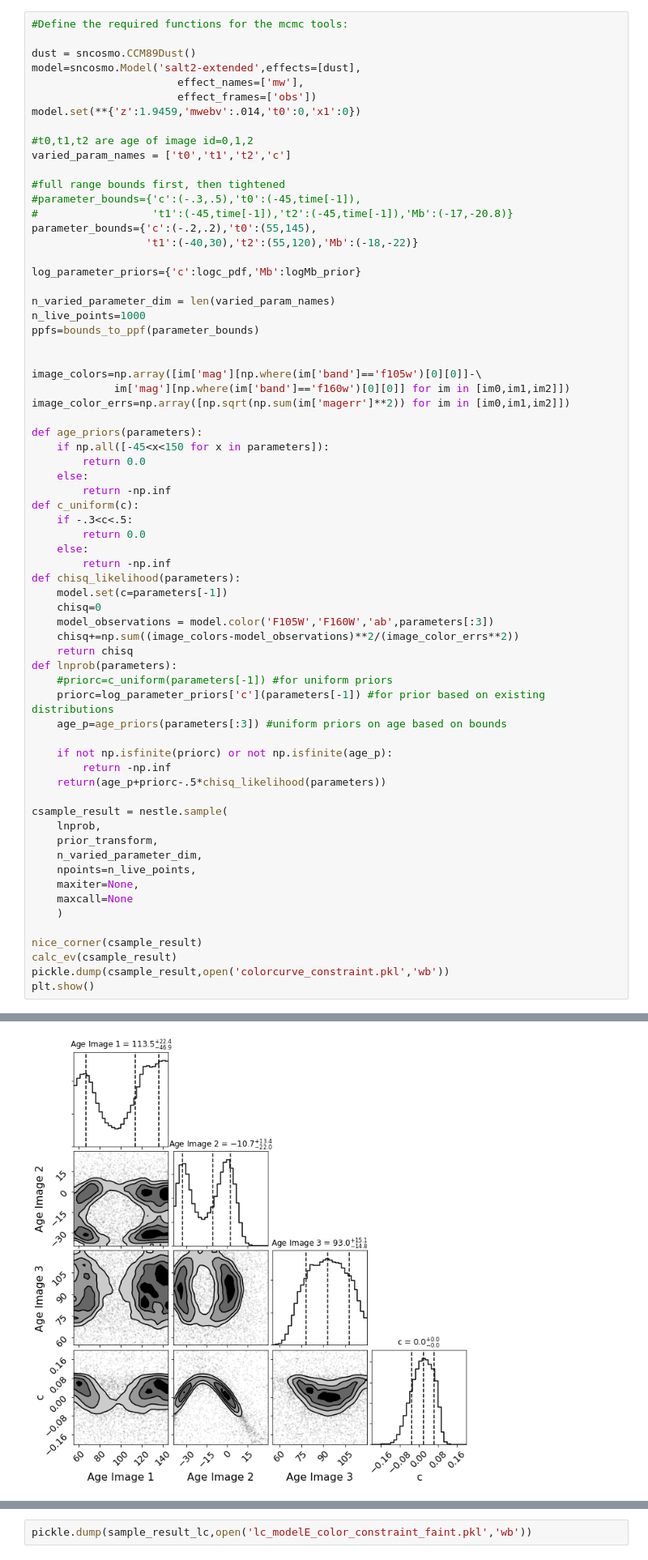
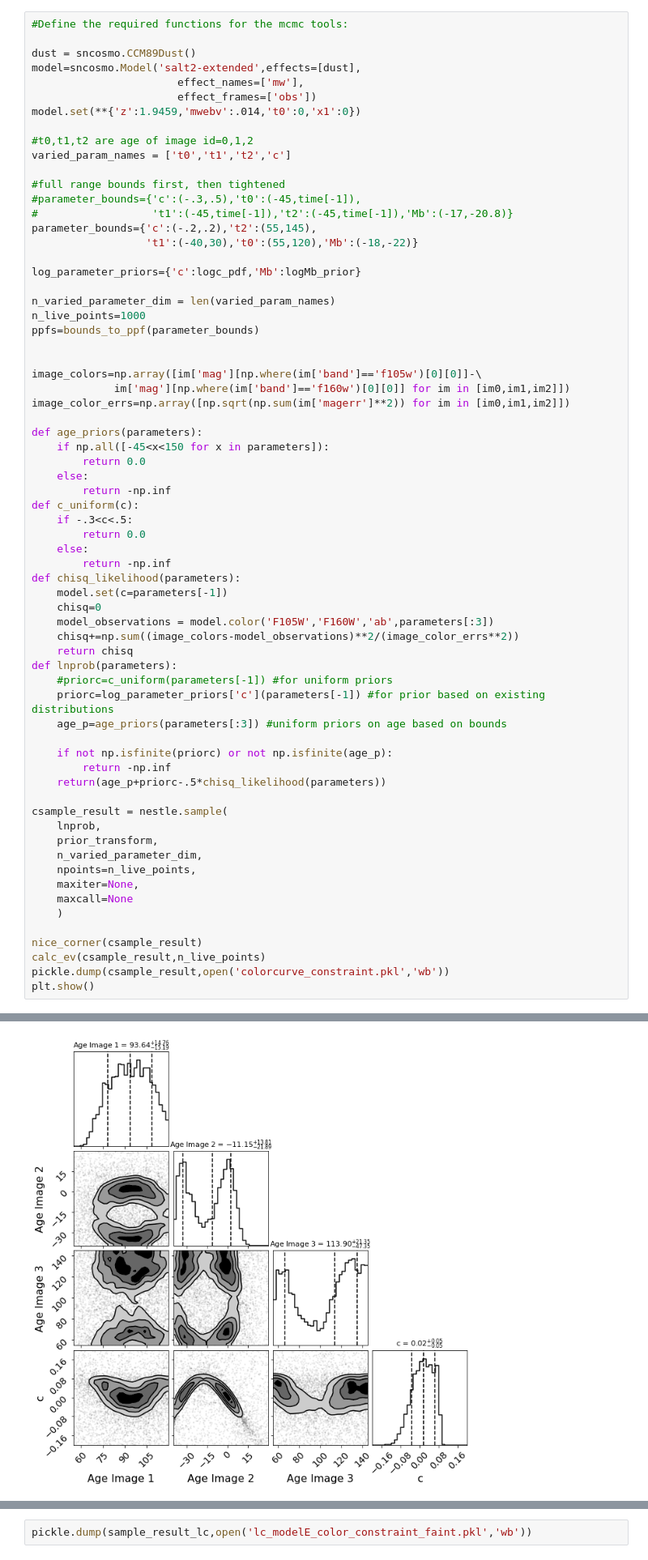
Before and after one commit to gbrammer/mrg0138_supernova, a Jupyter notebook: Analysis/Time_delays/age_figures_final.ipynb, the cells around one changed output, grey strips where cells are left out. Shown at 81% size. Drawn from its saved outputs; the diff is of its cells as text.

Commit message:
made (probably) all switches for images 1<-->3

```diff
--- a/Analysis/Time_delays/age_figures_final.ipynb
+++ b/Analysis/Time_delays/age_figures_final.ipynb
@@ -189,8 +189,8 @@ varied_param_names = ['t0','t1','t2','c']
 #full range bounds first, then tightened
 #parameter_bounds={'c':(-.3,.5),'t0':(-45,time[-1]),
 #                  't1':(-45,time[-1]),'t2':(-45,time[-1]),'Mb':(-17,-20.8)}
-parameter_bounds={'c':(-.2,.2),'t0':(55,145),
-                  't1':(-40,30),'t2':(55,120),'Mb':(-18,-22)}
+parameter_bounds={'c':(-.2,.2),'t2':(55,145),
+                  't1':(-40,30),'t0':(55,120),'Mb':(-18,-22)}
 
 log_parameter_priors={'c':logc_pdf,'Mb':logMb_prior}
 
@@ -238,7 +238,7 @@ csample_result = nestle.sample(
     )
 
 nice_corner(csample_result)
-calc_ev(csample_result)
+calc_ev(csample_result,n_live_points)
 pickle.dump(csample_result,open('colorcurve_constraint.pkl','wb'))
 plt.show()
 # %% [output]
@@ -246,4 +246,4 @@ Marginalised evidence is -3.547778634724233 ± 0.19168050037864376
-[figure, old version]
+[figure, new version]
 # %%
 #Define the required functions for the mcmc tools:
 dust = sncosmo.CCM89Dust()
```
Also changed, not shown: parts of 12 cells of this notebook, 50 other files.
